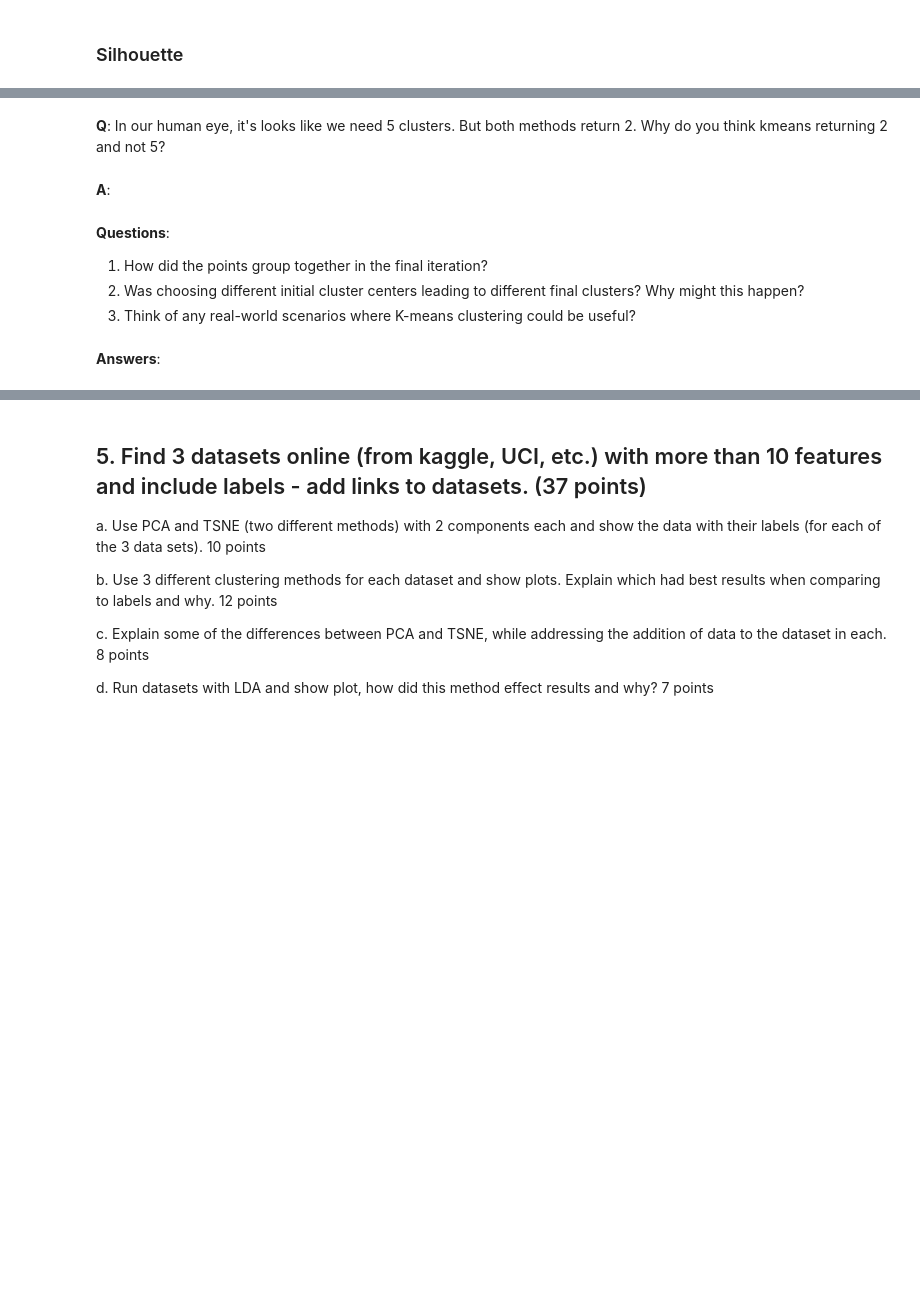
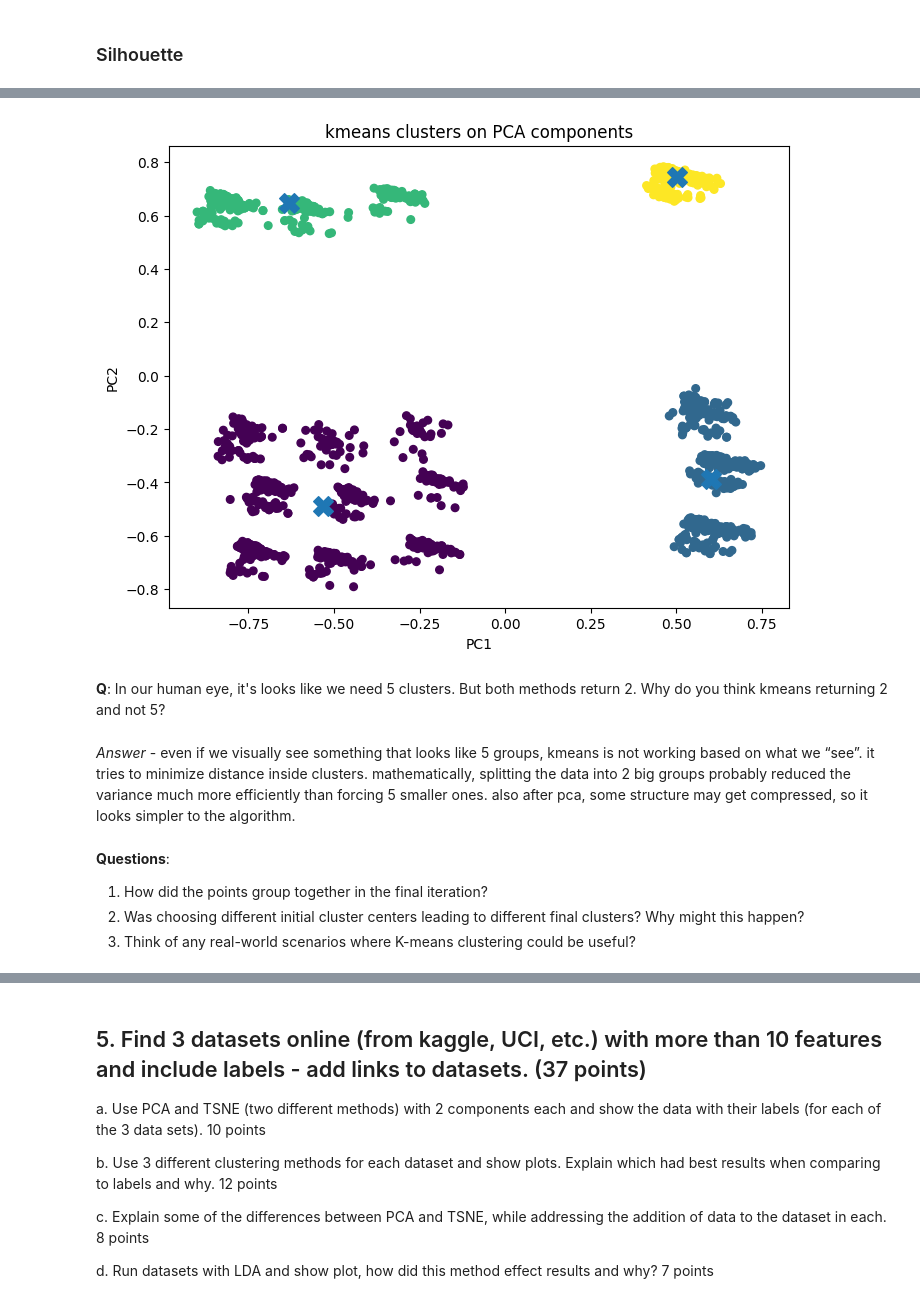
Before and after one commit to Avichay3/Full-training, a Jupyter notebook: Copy_of_Clustering_exercise.ipynb, the cells around one changed output, grey strips where cells are left out. Saved outputs shown, nothing was run; the diff lists cells and outputs as text; code cells hidden in the pictures; blank space fills up the shorter version.

```diff
--- a/Copy_of_Clustering_exercise.ipynb
+++ b/Copy_of_Clustering_exercise.ipynb
@@ -478,11 +530,38 @@ This time, we will use the PCA computed output for the kmeans model.
+# %%
+# apply kmeans with chosen k
+best_k = 4  # change according to your result
+
+kmeans = KMeans(n_clusters=best_k, random_state=42)
+clusters = kmeans.fit_predict(pca_df)
+
+plt.figure(figsize=(8,6))
+plt.scatter(
+    pca_df["PC1"],
+    pca_df["PC2"],
+    c=clusters,
+    s=30
+)
+
+centroids = kmeans.cluster_centers_
+plt.scatter(
+    centroids[:, 0],
+    centroids[:, 1],
+    marker="X",
+    s=200
+)
+
+plt.title("kmeans clusters on PCA components")
+plt.xlabel("PC1")
+plt.ylabel("PC2")
+plt.show()
+# %% [output]
+[figure, added]
 # %% [markdown]
 **Q**: In our human eye, it's looks like we need 5 clusters. But both methods return 2. Why do you think kmeans returning 2 and not 5?
-# %% [markdown]
-**A**:
+# %% [markdown]
+ *Answer* - even if we visually see something that looks like 5 groups, kmeans is not working based on what we “see”. it tries to minimize distance inside clusters. mathematically, splitting the data into 2 big groups probably reduced the variance much more efficiently than forcing 5 smaller ones. also after pca, some structure may get compressed, so it looks simpler to the algorithm.
 # %% [markdown]
 **Questions**:
 1.   How did the points group together in the final iteration?
 2.   Was choosing different initial cluster centers leading to different final clusters? Why might this happen?
 3.   Think of any real-world scenarios where K-means clustering could be useful?
-# %% [markdown]
-**Answers**:
```
Also changed, not shown: parts of 4 cells of this notebook.
